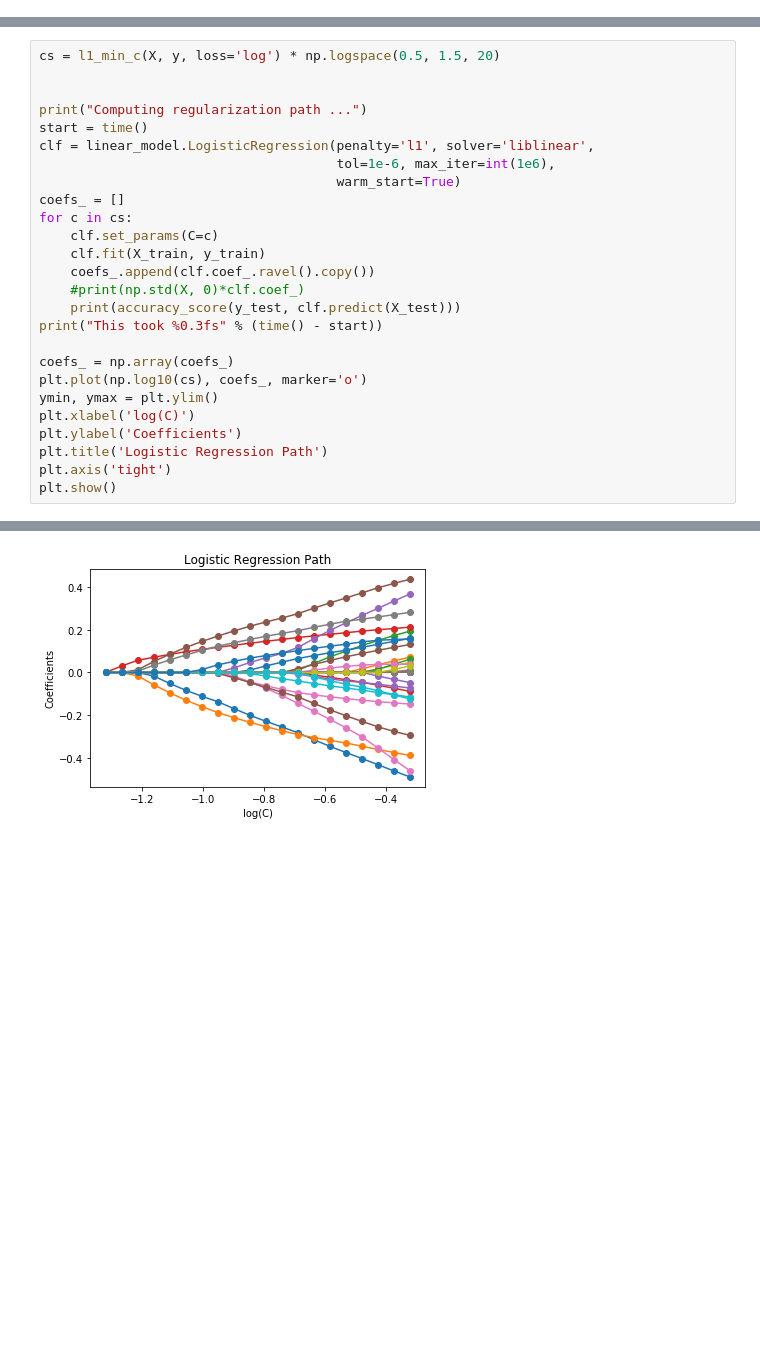
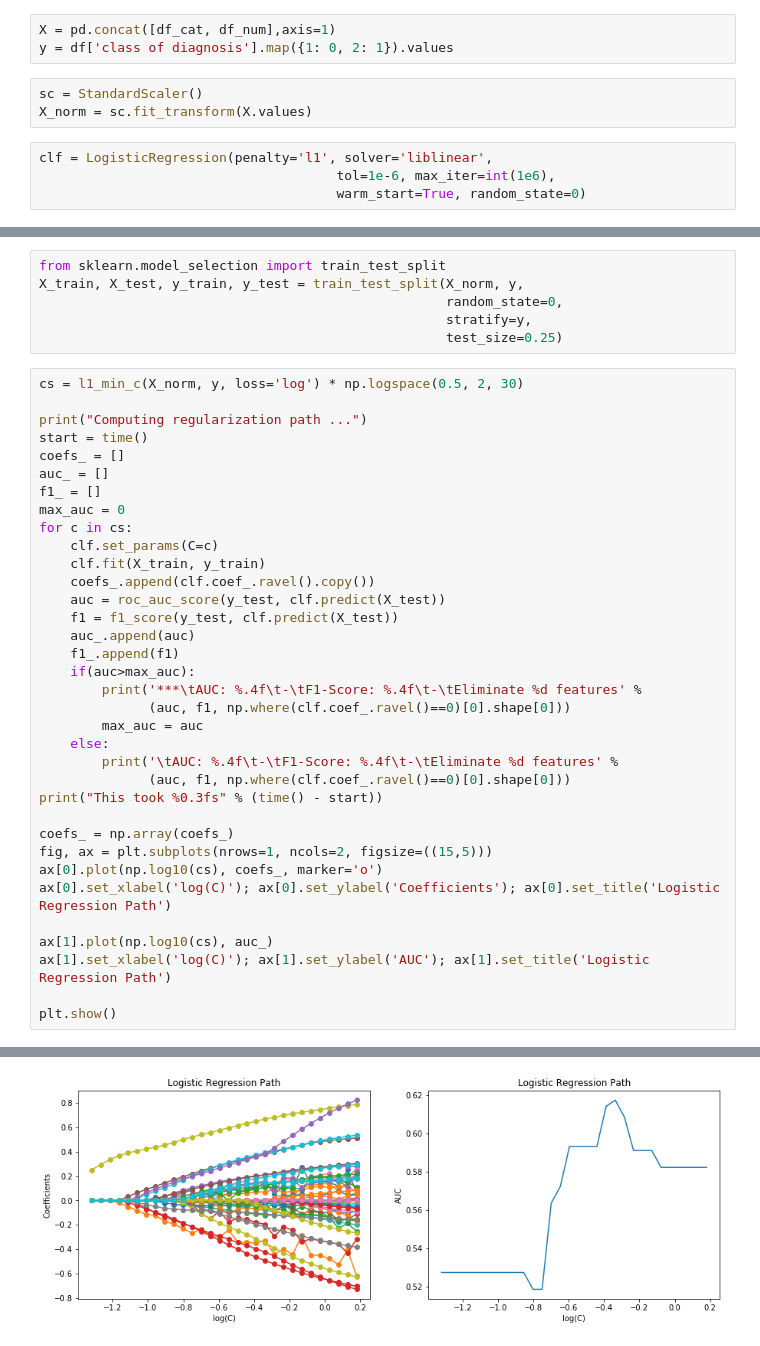
Before and after one commit to jardsantos/recpad_project, a Jupyter notebook: recpad.ipynb, the cells around one changed output, grey strips where cells are left out. Saved outputs shown, nothing was run; the diff lists cells and outputs as text; blank space fills up the shorter version.

```diff
--- a/recpad.ipynb
+++ b/recpad.ipynb
@@ -243,0 +97,10 @@ NameError: name 'predict' is not defined
+# %%
+X = pd.concat([df_cat, df_num],axis=1)
+y = df['class of diagnosis'].map({1: 0, 2: 1}).values
+# %%
+sc = StandardScaler()
+X_norm = sc.fit_transform(X.values)
+# %%
+clf = LogisticRegression(penalty='l1', solver='liblinear',
+                                      tol=1e-6, max_iter=int(1e6),
+                                      warm_start=True, random_state=0)
@@ -244,28 +121,43 @@ NameError: name 'predict' is not defined
+# %%
+from sklearn.model_selection import train_test_split
+X_train, X_test, y_train, y_test = train_test_split(X_norm, y,
+                                                    random_state=0,
+                                                    stratify=y,
+                                                    test_size=0.25)
 # %%
-cs = l1_min_c(X, y, loss='log') * np.logspace(0.5, 1.5, 20)
-
+cs = l1_min_c(X_norm, y, loss='log') * np.logspace(0.5, 2, 30)
 
 print("Computing regularization path ...")
 start = time()
-clf = linear_model.LogisticRegression(penalty='l1', solver='liblinear',
-                                      tol=1e-6, max_iter=int(1e6),
-                                      warm_start=True)
 coefs_ = []
+auc_ = []
+f1_ = []
+max_auc = 0
 for c in cs:
     clf.set_params(C=c)
     clf.fit(X_train, y_train)
     coefs_.append(clf.coef_.ravel().copy())
-    #print(np.std(X, 0)*clf.coef_)
-    print(accuracy_score(y_test, clf.predict(X_test)))
+    auc = roc_auc_score(y_test, clf.predict(X_test))
+    f1 = f1_score(y_test, clf.predict(X_test))
+    auc_.append(auc)
+    f1_.append(f1)
+    if(auc>max_auc):
+        print('***\tAUC: %.4f\t-\tF1-Score: %.4f\t-\tEliminate %d features' %
+              (auc, f1, np.where(clf.coef_.ravel()==0)[0].shape[0]))
+        max_auc = auc
+    else:
+        print('\tAUC: %.4f\t-\tF1-Score: %.4f\t-\tEliminate %d features' %
+              (auc, f1, np.where(clf.coef_.ravel()==0)[0].shape[0]))
 print("This took %0.3fs" % (time() - start))
 
 coefs_ = np.array(coefs_)
-plt.plot(np.log10(cs), coefs_, marker='o')
-ymin, ymax = plt.ylim()
-plt.xlabel('log(C)')
-plt.ylabel('Coefficients')
-plt.title('Logistic Regression Path')
-plt.axis('tight')
+fig, ax = plt.subplots(nrows=1, ncols=2, figsize=((15,5)))
+ax[0].plot(np.log10(cs), coefs_, marker='o')
+ax[0].set_xlabel('log(C)'); ax[0].set_ylabel('Coefficients'); ax[0].set_title('Logistic Regression Path')
+
+ax[1].plot(np.log10(cs), auc_)
+ax[1].set_xlabel('log(C)'); ax[1].set_ylabel('AUC'); ax[1].set_title('Logistic Regression Path')
+
 plt.show()
 # %% [output]
 Computing regularization path ...
@@ -288 +180 @@ This took 0.036s
-[figure, old version]
+[figure, new version]
```
Also changed, not shown: parts of 34 cells of this notebook.
